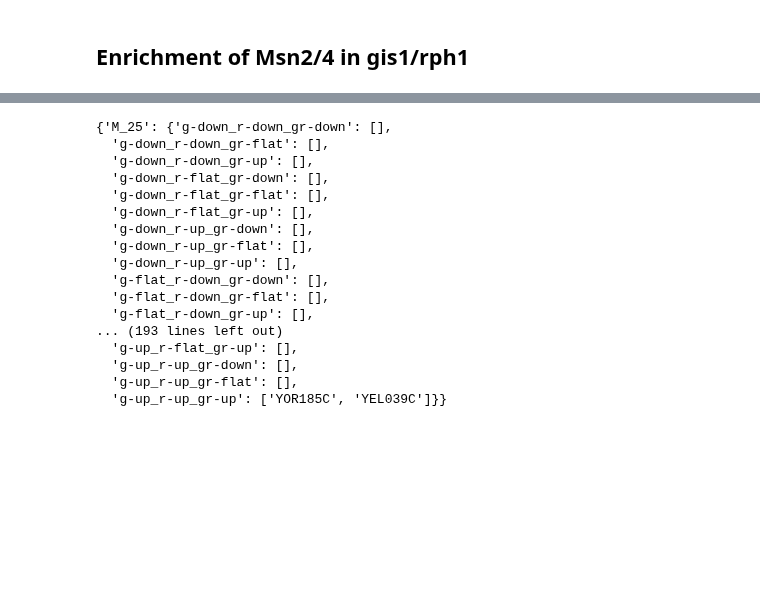
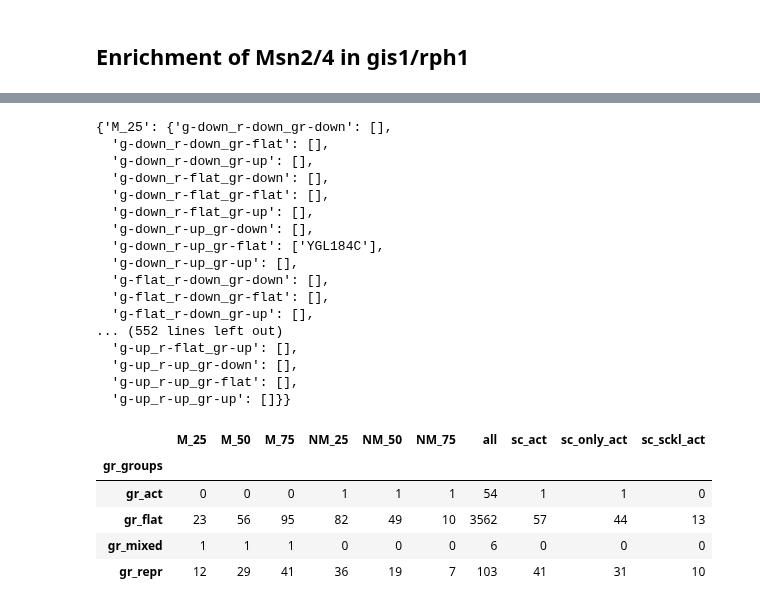
Before and after one commit to heineike02/yeast_esr_expression_analysis, a Jupyter notebook: scripts/20180327_msn24_gis1_rph1_overlap.ipynb, the cells around one changed output, grey strips where cells are left out. Cells and saved outputs as stored; diff of their text form; code cells hidden in the pictures; blank space fills up the shorter version.

```diff
--- a/scripts/20180327_msn24_gis1_rph1_overlap.ipynb
+++ b/scripts/20180327_msn24_gis1_rph1_overlap.ipynb
@@ -730,8 +655,8 @@ msn24_threshs = [0.25,0.5,0.75]
 
 msn24_spec_set = {}
 kl_sc_PKA_data_mg_msn2_check = kl_sc_PKA_data_mg_nanrm.copy()
-kl_sc_PKA_data_mg_msn2_check['dy'] = kl_sc_PKA_data_mg_msn2_check['solis_rlog_AS_1NMPP1'] - kl_sc_PKA_data_mg_msn2_check['solis_rlog_AS_cont']
-kl_sc_PKA_data_mg_msn2_check['dx'] = kl_sc_PKA_data_mg_msn2_check['solis_rlog_msn24del_1NMPP1'] - kl_sc_PKA_data_mg_msn2_check['solis_rlog_msn24del_cont']
+kl_sc_PKA_data_mg_msn2_check['dy'] = kl_sc_PKA_data_mg_msn2_check['solis_rlog_msn24del_1NMPP1'] - kl_sc_PKA_data_mg_msn2_check['solis_rlog_msn24del_cont']
+kl_sc_PKA_data_mg_msn2_check['dx'] = kl_sc_PKA_data_mg_msn2_check['solis_rlog_AS_1NMPP1'] - kl_sc_PKA_data_mg_msn2_check['solis_rlog_AS_cont']
 kl_sc_PKA_data_mg_msn2_check['dy/dx'] = kl_sc_PKA_data_mg_msn2_check['dy']/kl_sc_PKA_data_mg_msn2_check['dx']
 
 kl_sc_PKA_data_mg_dxthresh = kl_sc_PKA_data_mg_msn2_check[kl_sc_PKA_data_mg_msn2_check['dx']>AS_lfc_thresh]
@@ -754,16 +686,16 @@ gr_msn2_sets
   'g-down_r-flat_gr-flat': [],
   'g-down_r-flat_gr-up': [],
   'g-down_r-up_gr-down': [],
-  'g-down_r-up_gr-flat': [],
+  'g-down_r-up_gr-flat': ['YGL184C'],
   'g-down_r-up_gr-up': [],
   'g-flat_r-down_gr-down': [],
   'g-flat_r-down_gr-flat': [],
   'g-flat_r-down_gr-up': [],
-... (193 lines left out)
+... (552 lines left out)
   'g-up_r-flat_gr-up': [],
   'g-up_r-up_gr-down': [],
   'g-up_r-up_gr-flat': [],
-  'g-up_r-up_gr-up': ['YOR185C', 'YEL039C']}}
+  'g-up_r-up_gr-up': []}}
 # %%
 gr_msn2_spec_sets = {**gr_spec_sets, **gr_msn2_sets}
 # %%
@@ -794,0 +724,9 @@ gr_spec_sets_N = pd.DataFrame(gr_spec_sets).applymap(len)
+# %%
+full_gr_group_table
+# %% [output]
+|  | M_25 | M_50 | M_75 | NM_25 | NM_50 | NM_75 | all | sc_act | sc_only_act | sc_sckl_act |
+| gr_groups |  |  |  |  |  |  |  |  |  |  |
+| gr_act | 0 | 0 | 0 | 1 | 1 | 1 | 54 | 1 | 1 | 0 |
+| gr_flat | 23 | 56 | 95 | 82 | 49 | 10 | 3562 | 57 | 44 | 13 |
+| gr_mixed | 1 | 1 | 1 | 0 | 0 | 0 | 6 | 0 | 0 | 0 |
+| gr_repr | 12 | 29 | 41 | 36 | 19 | 7 | 103 | 41 | 31 | 10 |
```
Also changed, not shown: parts of 13 cells of this notebook, 1 other file.
